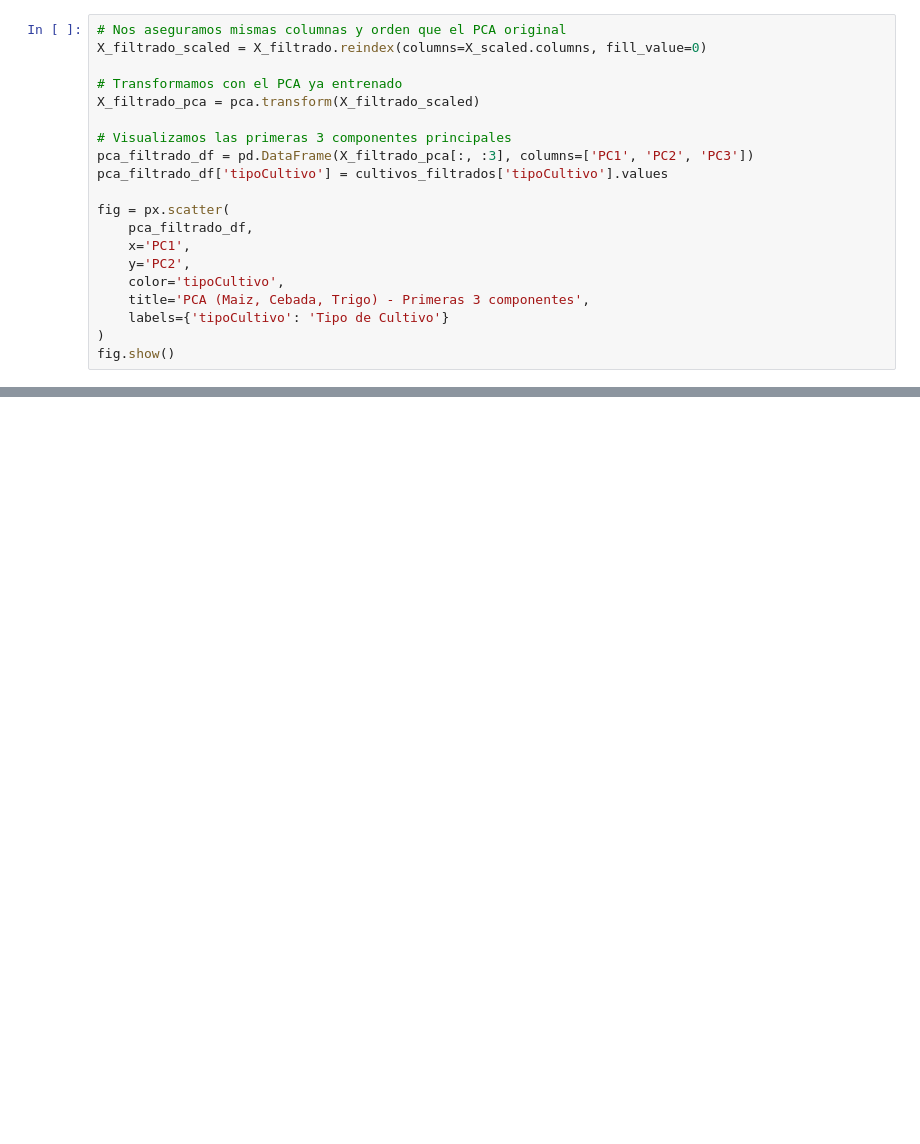
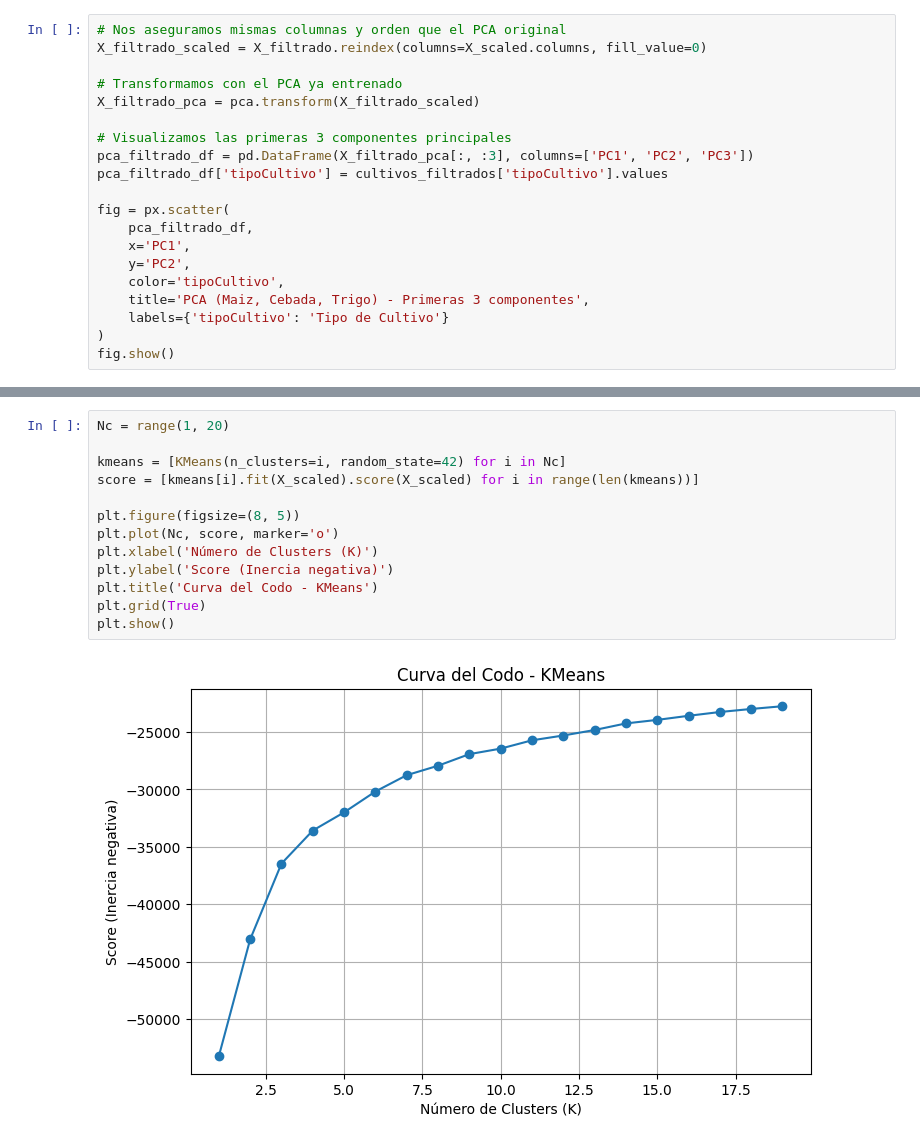
Before and after one commit to GrimaldiDamian/TP-MINERIA, a Jupyter notebook: TP_MINERIA.ipynb, the cells around one changed output, grey strips where cells are left out. Cells and saved outputs as stored; diff of their text form; blank space fills up the shorter version.

```diff
--- a/TP_MINERIA.ipynb
+++ b/TP_MINERIA.ipynb
@@ -279,0 +286,15 @@ fig.show()
+# %%
+Nc = range(1, 20)
+
+kmeans = [KMeans(n_clusters=i, random_state=42) for i in Nc]
+score = [kmeans[i].fit(X_scaled).score(X_scaled) for i in range(len(kmeans))]
+
+plt.figure(figsize=(8, 5))
+plt.plot(Nc, score, marker='o')
+plt.xlabel('Número de Clusters (K)')
+plt.ylabel('Score (Inercia negativa)')
+plt.title('Curva del Codo - KMeans')
+plt.grid(True)
+plt.show()
+# %% [output]
+[figure, added]
```
Also changed, not shown: parts of 4 cells of this notebook.
